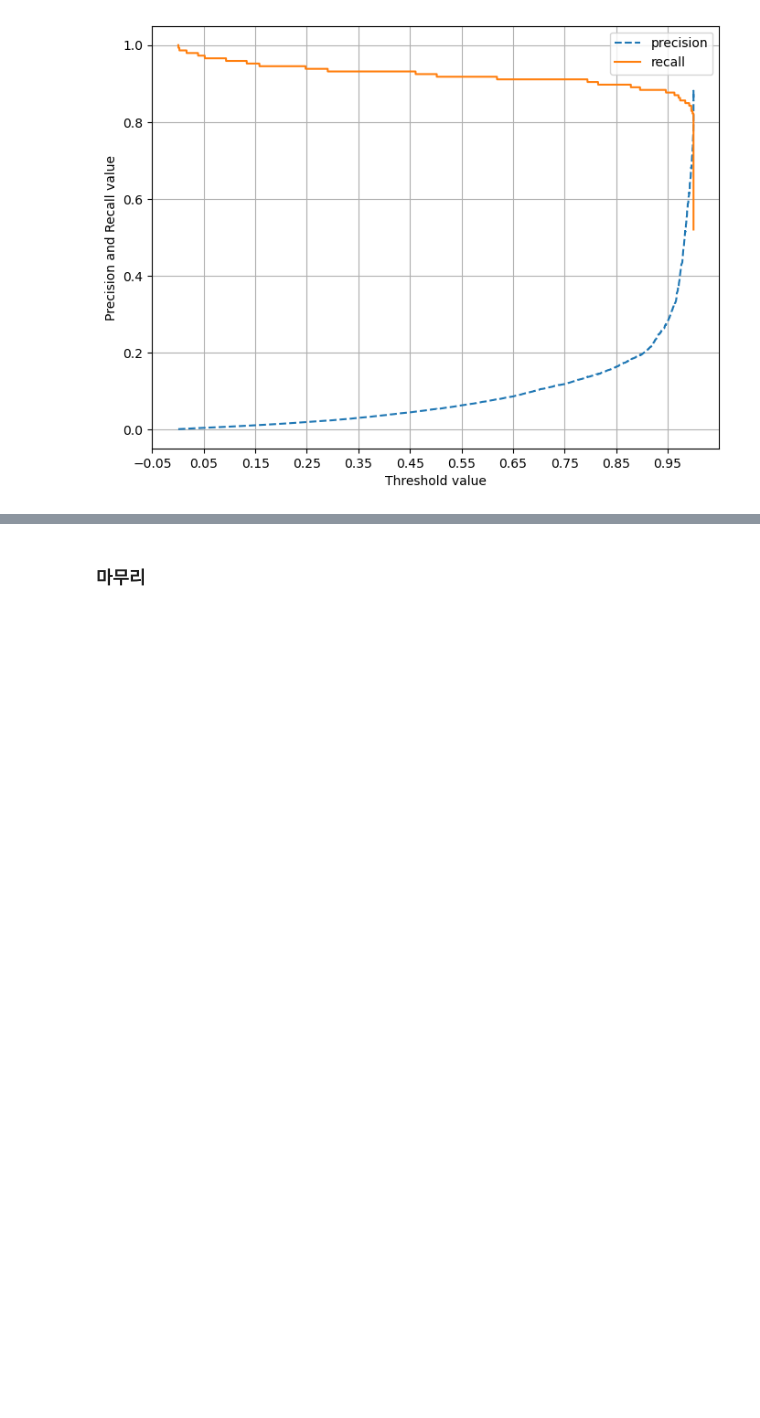
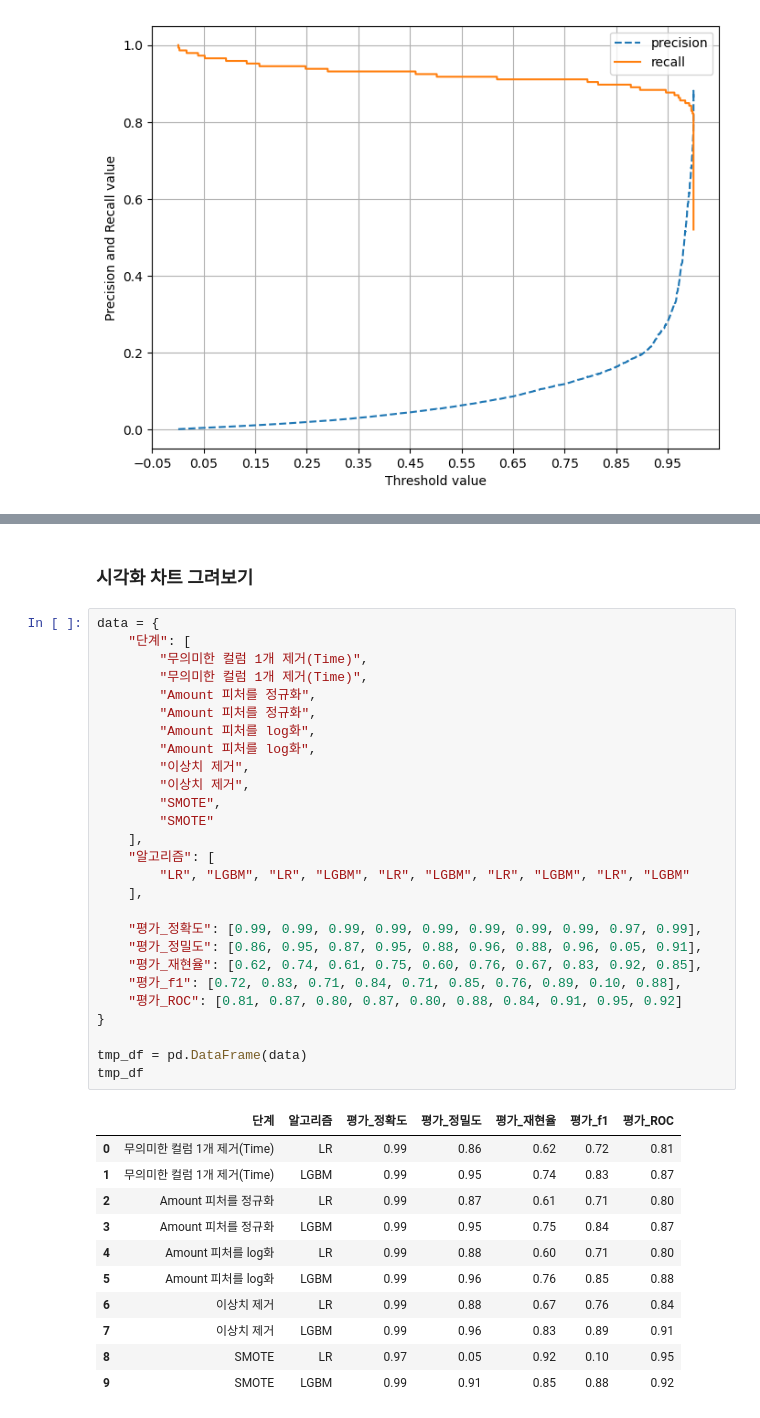
Before and after one commit to ZeroJoon2/MachineLearning, a Jupyter notebook: 15. card.ipynb, the cells around one changed output, grey strips where cells are left out. Cells and saved outputs as stored; diff of their text form; blank space fills up the shorter version.

```diff
--- a/15. card.ipynb
+++ b/15. card.ipynb
@@ -486,5 +499,44 @@ get_model_train_eval(lgbm_clf
     AUC : 0.9245871901466867
 
 **************************************************
-# %% [markdown]
-### 마무리
+# %% [markdown]
+### 시각화 차트 그려보기
+# %%
+data = {
+    "단계": [
+        "무의미한 컬럼 1개 제거(Time)",
+        "무의미한 컬럼 1개 제거(Time)",
+        "Amount 피처를 정규화",
+        "Amount 피처를 정규화",
+        "Amount 피처를 log화",
+        "Amount 피처를 log화",
+        "이상치 제거",
+        "이상치 제거",
+        "SMOTE",
+        "SMOTE"
+    ],
+    "알고리즘": [
+        "LR", "LGBM", "LR", "LGBM", "LR", "LGBM", "LR", "LGBM", "LR", "LGBM"
+    ],
+
+    "평가_정확도": [0.99, 0.99, 0.99, 0.99, 0.99, 0.99, 0.99, 0.99, 0.97, 0.99],
+    "평가_정밀도": [0.86, 0.95, 0.87, 0.95, 0.88, 0.96, 0.88, 0.96, 0.05, 0.91],
+    "평가_재현율": [0.62, 0.74, 0.61, 0.75, 0.60, 0.76, 0.67, 0.83, 0.92, 0.85],
+    "평가_f1": [0.72, 0.83, 0.71, 0.84, 0.71, 0.85, 0.76, 0.89, 0.10, 0.88],
+    "평가_ROC": [0.81, 0.87, 0.80, 0.87, 0.80, 0.88, 0.84, 0.91, 0.95, 0.92]
+}
+
+tmp_df = pd.DataFrame(data)
+tmp_df
+# %% [output]
+|  | 단계 | 알고리즘 | 평가_정확도 | 평가_정밀도 | 평가_재현율 | 평가_f1 | 평가_ROC |
+| 0 | 무의미한 컬럼 1개 제거(Time) | LR | 0.99 | 0.86 | 0.62 | 0.72 | 0.81 |
+| 1 | 무의미한 컬럼 1개 제거(Time) | LGBM | 0.99 | 0.95 | 0.74 | 0.83 | 0.87 |
+| 2 | Amount 피처를 정규화 | LR | 0.99 | 0.87 | 0.61 | 0.71 | 0.80 |
+| 3 | Amount 피처를 정규화 | LGBM | 0.99 | 0.95 | 0.75 | 0.84 | 0.87 |
+| 4 | Amount 피처를 log화 | LR | 0.99 | 0.88 | 0.60 | 0.71 | 0.80 |
+| 5 | Amount 피처를 log화 | LGBM | 0.99 | 0.96 | 0.76 | 0.85 | 0.88 |
+| 6 | 이상치 제거 | LR | 0.99 | 0.88 | 0.67 | 0.76 | 0.84 |
+| 7 | 이상치 제거 | LGBM | 0.99 | 0.96 | 0.83 | 0.89 | 0.91 |
+| 8 | SMOTE | LR | 0.97 | 0.05 | 0.92 | 0.10 | 0.95 |
+| 9 | SMOTE | LGBM | 0.99 | 0.91 | 0.85 | 0.88 | 0.92 |
```
Also changed, not shown: parts of 6 cells of this notebook, 2 other files.
